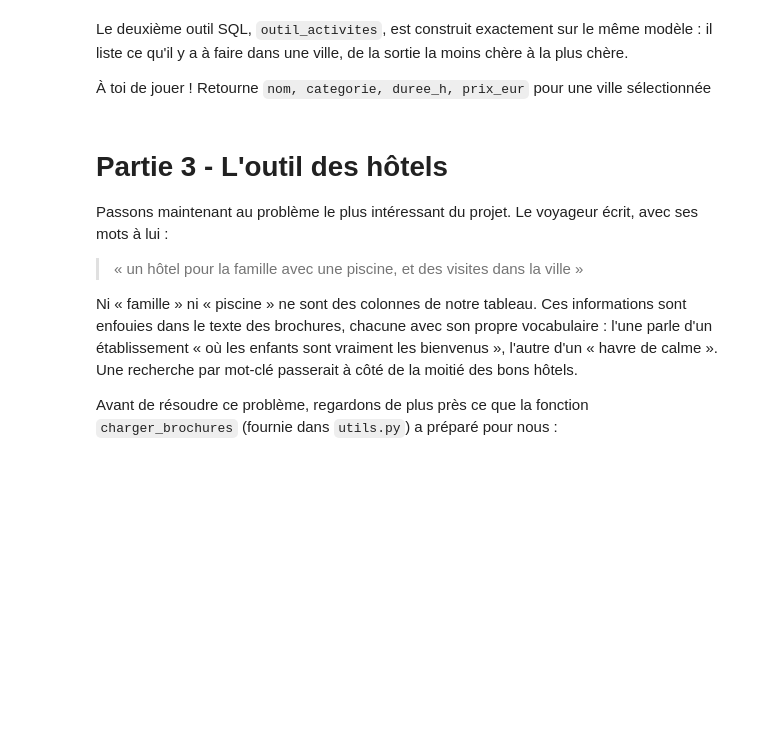
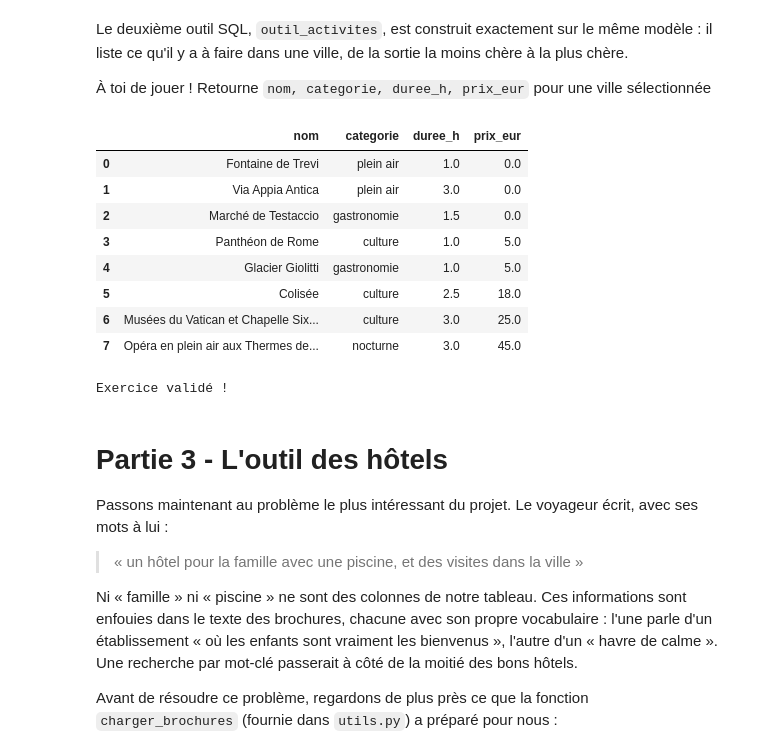
Before and after one commit to sgaltier/machine-learning-2026-projets, a Jupyter notebook: Projet_07/projet_07.ipynb, the cells around one changed output. Drawn from its saved outputs; the diff is of its cells as text; code cells hidden in the pictures; blank space fills up the shorter version.

```diff
--- a/Projet_07/projet_07.ipynb
+++ b/Projet_07/projet_07.ipynb
@@ -190,34 +252,45 @@ def outil_activites(conn, ville):
     Arguments :
     conn -- une connexion ouverte vers voyages.db
     ville -- le nom de la ville
 
     Retourne :
     activites -- un DataFrame des activités de la ville
     """
 
     ### START CODE HERE ###
 
     # (1) les colonnes, (2) le filtre sur la ville, (3) le tri de la moins chère à la plus chère
-    sql = ""
+    sql = "select nom, categorie, duree_h, prix_eur from activites where ville = ? order by prix_eur asc"
 
     ### END CODE HERE ###
 
     return requete(conn, sql, (ville,))
 
 
 activites_rome = outil_activites(conn, "Rome")
 display(activites_rome)
 
 attendu = requete(conn, "SELECT COUNT(*) AS n FROM activites WHERE ville = 'Rome'").iloc[0]["n"]
 
 assert list(activites_rome.columns) == ["nom", "categorie", "duree_h", "prix_eur"], \
     "Les colonnes attendues sont nom, categorie, duree_h et prix_eur, dans cet ordre"
 assert len(activites_rome) == attendu, \
     f"On attend les {attendu} activités de Rome, tu en retournes {len(activites_rome)} : " \
     "as-tu bien filtré sur la ville ?"
 assert activites_rome["prix_eur"].is_monotonic_increasing, \
     "Les activités doivent être triées de la moins chère à la plus chère"
 print("\nExercice validé !")
+# %% [output]
+|  | nom | categorie | duree_h | prix_eur |
+| 0 | Fontaine de Trevi | plein air | 1.0 | 0.0 |
+| 1 | Via Appia Antica | plein air | 3.0 | 0.0 |
+| 2 | Marché de Testaccio | gastronomie | 1.5 | 0.0 |
+| 3 | Panthéon de Rome | culture | 1.0 | 5.0 |
+| 4 | Glacier Giolitti | gastronomie | 1.0 | 5.0 |
+| 5 | Colisée | culture | 2.5 | 18.0 |
+| 6 | Musées du Vatican et Chapelle Six... | culture | 3.0 | 25.0 |
+| 7 | Opéra en plein air aux Thermes de... | nocturne | 3.0 | 45.0 |
+Exercice validé !
 # %% [markdown]
 # Partie 3 - L'outil des hôtels
 
```
Also changed, not shown: parts of 17 cells of this notebook, 4 other files.
